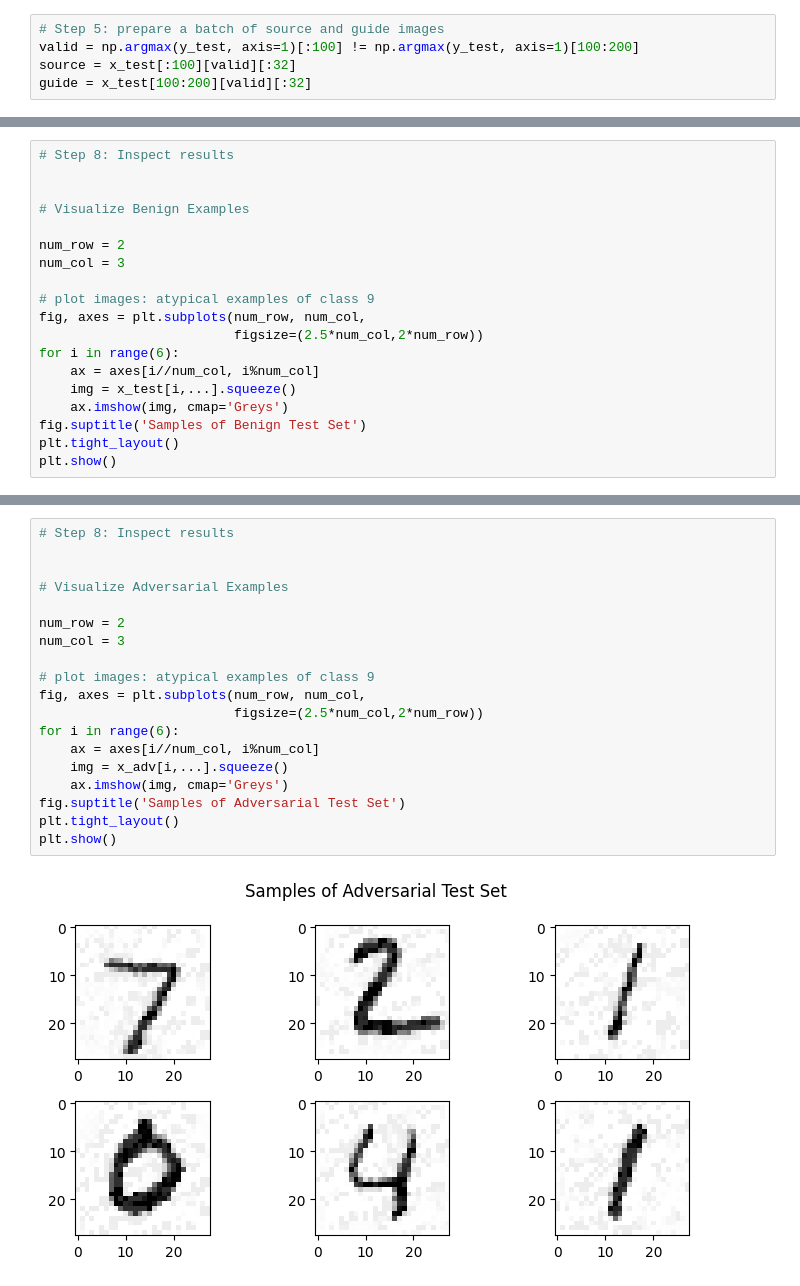
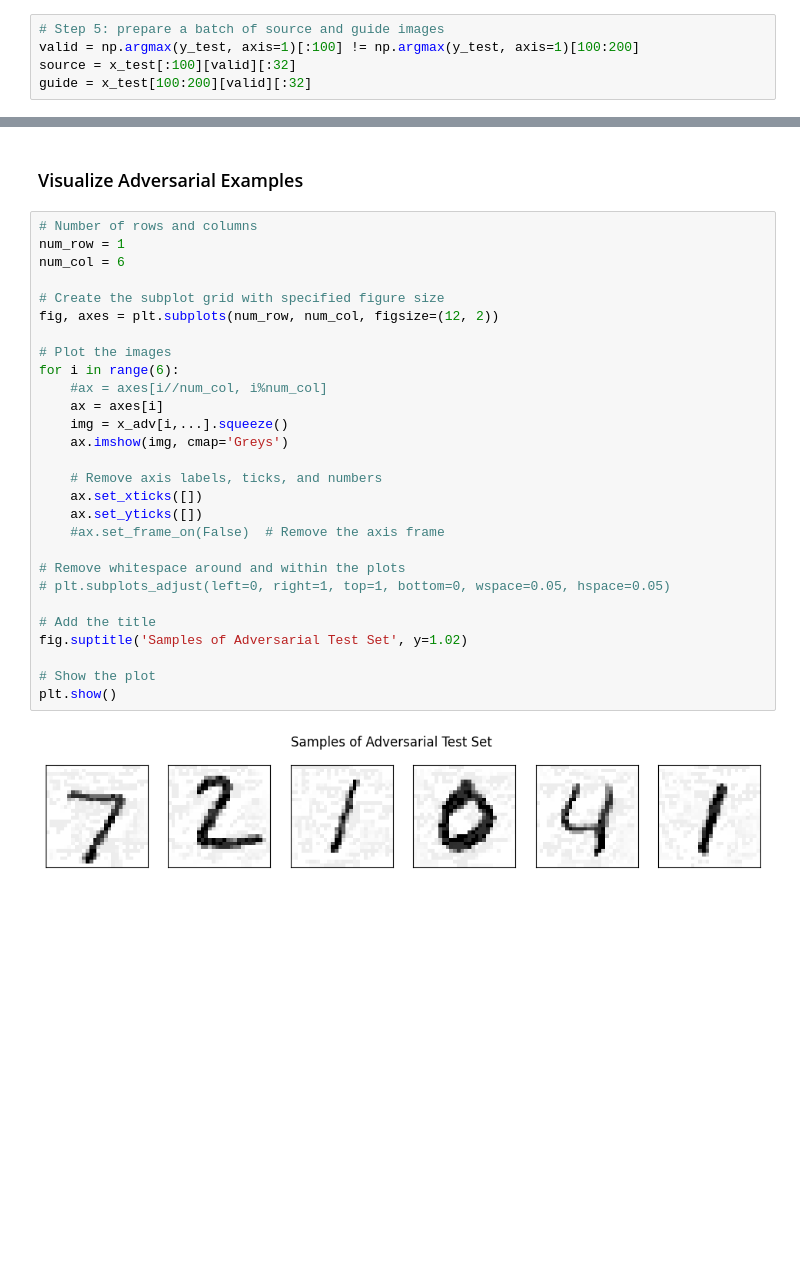
Before and after one commit to nurakawa/localized-classmap, a Jupyter notebook: attack_feature_adversaries_pytorch.ipynb, the cells around one changed output, grey strips where cells are left out. Drawn from its saved outputs; the diff is of its cells as text; blank space fills up the shorter version.

Commit message:
add use case adversarial MNIST

```diff
--- a/attack_feature_adversaries_pytorch.ipynb
+++ b/attack_feature_adversaries_pytorch.ipynb
@@ -108,22 +91,3 @@ print("Average perturbation: {}%".format(pert))
 # %% [output]
 Accuracy on adversarial test batch: 6.25%
 Average perturbation: 0.13725492358207703%
-# %%
-# Step 8: Inspect results
-
-
-# Visualize Benign Examples
-
-num_row = 2
-num_col = 3
-
-# plot images: atypical examples of class 9
-fig, axes = plt.subplots(num_row, num_col,
-                         figsize=(2.5*num_col,2*num_row))
-for i in range(6):
-    ax = axes[i//num_col, i%num_col]
-    img = x_test[i,...].squeeze()
-    ax.imshow(img, cmap='Greys')
-fig.suptitle('Samples of Benign Test Set')
-plt.tight_layout()
-plt.show()
@@ -132,21 +94,32 @@ plt.show()
+# %% [markdown]
+### Visualize Adversarial Examples
 # %%
-# Step 8: Inspect results
+# Number of rows and columns
+num_row = 1
+num_col = 6
 
+# Create the subplot grid with specified figure size
+fig, axes = plt.subplots(num_row, num_col, figsize=(12, 2))
 
-# Visualize Adversarial Examples
-
-num_row = 2
-num_col = 3
-
-# plot images: atypical examples of class 9
-fig, axes = plt.subplots(num_row, num_col,
-                         figsize=(2.5*num_col,2*num_row))
+# Plot the images
 for i in range(6):
-    ax = axes[i//num_col, i%num_col]
+    #ax = axes[i//num_col, i%num_col]
+    ax = axes[i]
     img = x_adv[i,...].squeeze()
     ax.imshow(img, cmap='Greys')
-fig.suptitle('Samples of Adversarial Test Set')
-plt.tight_layout()
+
+    # Remove axis labels, ticks, and numbers
+    ax.set_xticks([])
+    ax.set_yticks([])
+    #ax.set_frame_on(False)  # Remove the axis frame
+
+# Remove whitespace around and within the plots
+# plt.subplots_adjust(left=0, right=1, top=1, bottom=0, wspace=0.05, hspace=0.05)
+
+# Add the title
+fig.suptitle('Samples of Adversarial Test Set', y=1.02)
+
+# Show the plot
 plt.show()
 # %% [output]
-[figure, old version]
+[figure, new version]
```
Also changed, not shown: parts of 30 cells of this notebook, 9 other files.
